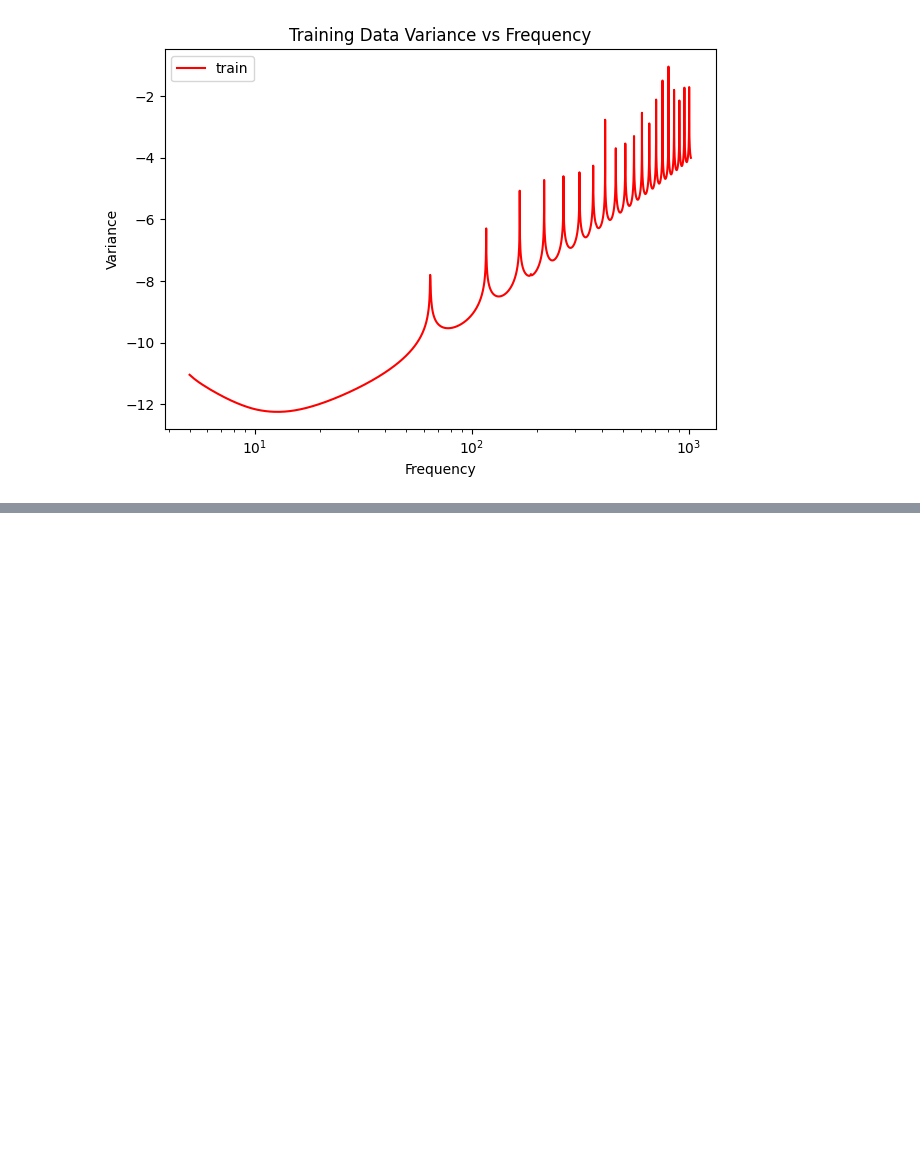
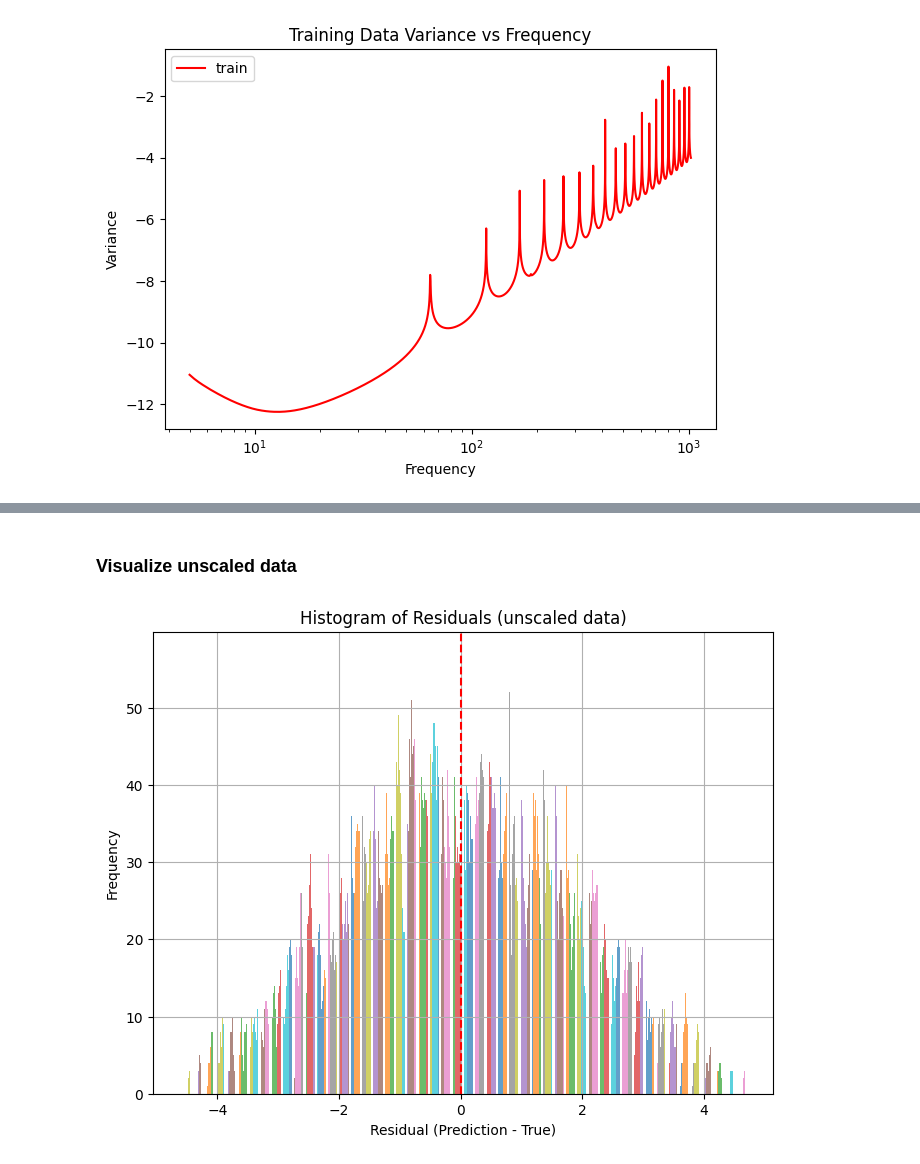
Before and after one commit to abbystokes/SBI_SGWB_DSMMA, a Jupyter notebook: Lexi/VAE.ipynb, the cells around one changed output, grey strips where cells are left out. Cells and saved outputs as stored; diff of their text form; code cells hidden in the pictures; blank space fills up the shorter version.

```diff
--- a/Lexi/VAE.ipynb
+++ b/Lexi/VAE.ipynb
@@ -538 +510,15 @@ unscaled_predictions = scaler_x.inverse_transform(scaled_test_predictions)
 unscaled_targets = scaler_m.inverse_transform(m_test)
+# %% [markdown]
+### Visualize unscaled data
+# %%
+residuals = unscaled_predictions - unscaled_targets
+plt.figure(figsize=(8, 6))
+plt.hist(residuals, bins=50, alpha=0.7)
+plt.axvline(0, color='r', linestyle='--')
+plt.xlabel("Residual (Prediction - True)")
+plt.ylabel("Frequency")
+plt.title("Histogram of Residuals (unscaled data)")
+plt.grid(True)
+plt.show()
+# %% [output]
+[figure, added]
```
Also changed, not shown: parts of 14 cells of this notebook, 1 other file.
